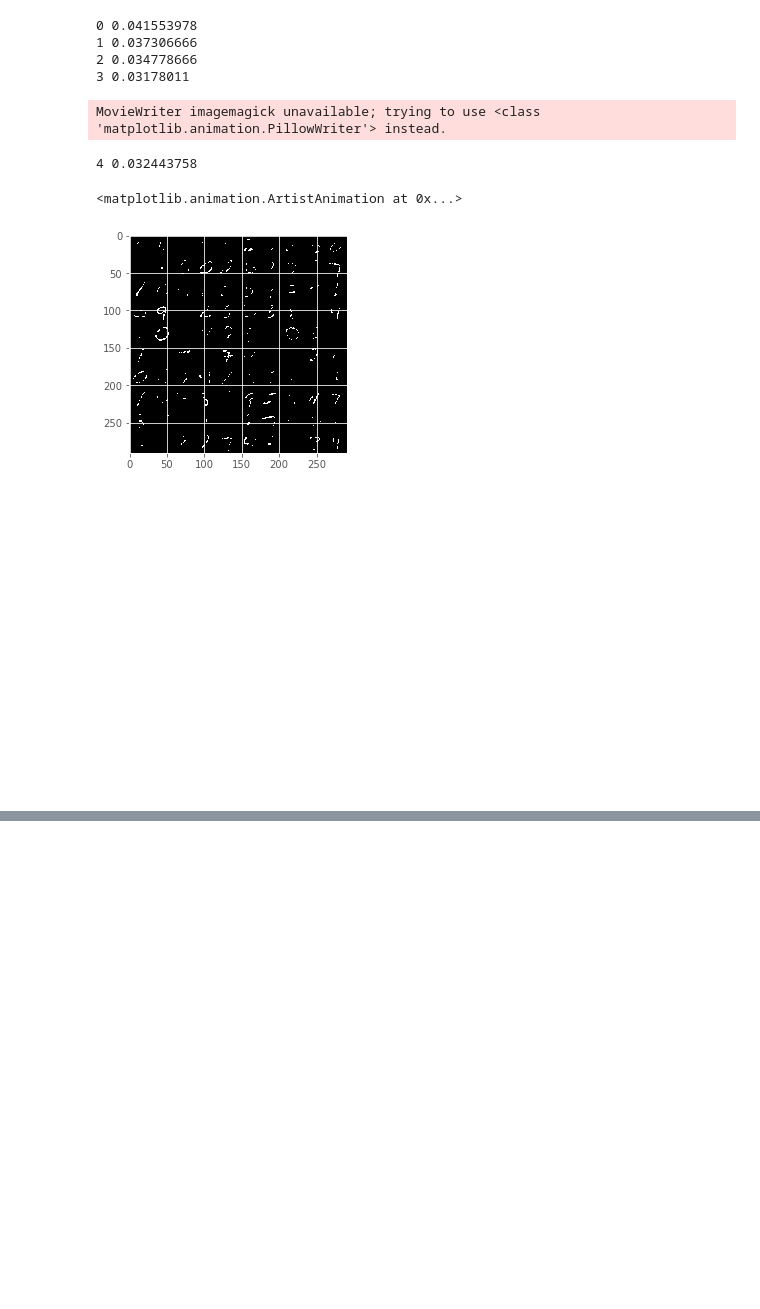
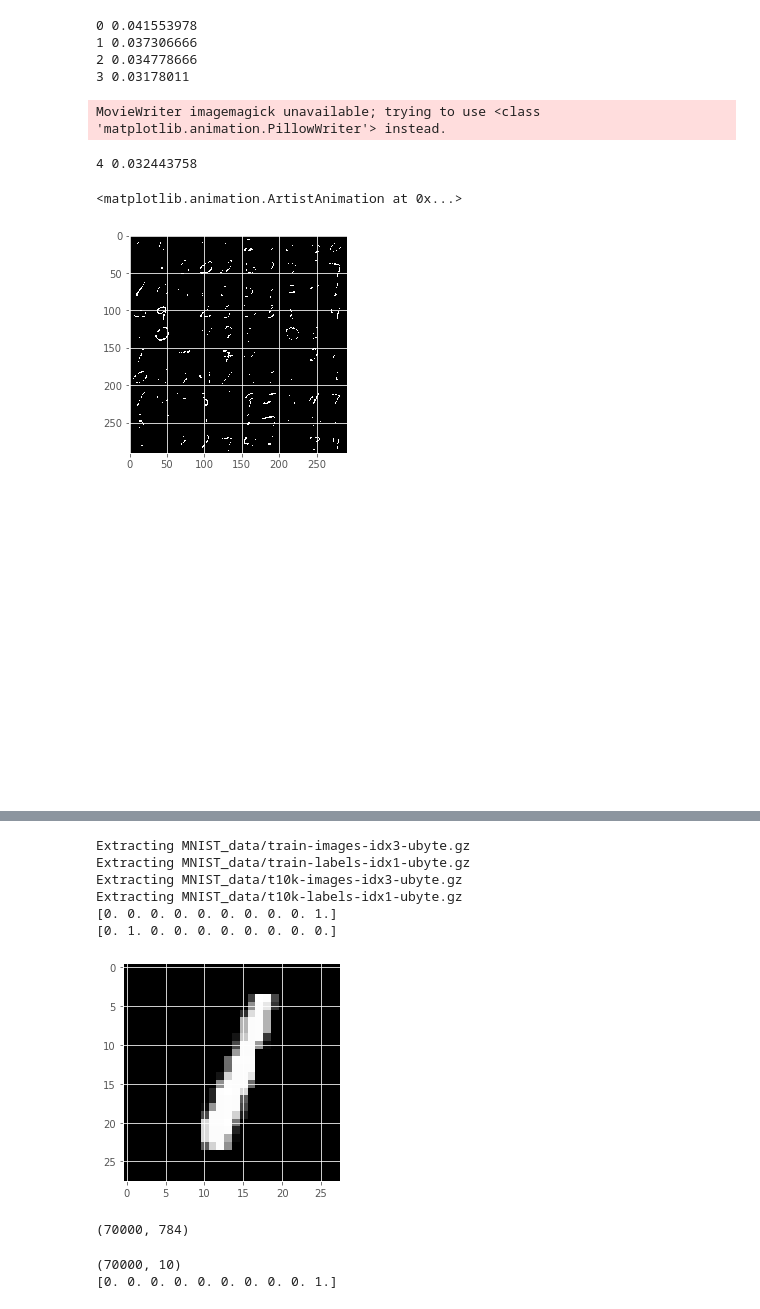
Before and after one commit to jamiecwebber/KadenzeTensorflow, a Jupyter notebook: Chapter 3.ipynb, the cells around one changed output, grey strips where cells are left out. Drawn from its saved outputs; the diff is of its cells as text; code cells hidden in the pictures; blank space fills up the shorter version.

```diff
--- a/Chapter 3.ipynb
+++ b/Chapter 3.ipynb
@@ -195,0 +324,25 @@ height=500, width=500)
+# %%
+ds = datasets.MNIST(one_hot=True)
+plt.figure()
+plt.imshow(np.reshape(ds.X[0], (28,28)), cmap='gray')
+print(ds.Y[0])
+plt.imshow(np.reshape(ds.X[1], (28,28)), cmap='gray')
+print(ds.Y[1])
+# %% [output]
+Extracting MNIST_data/train-images-idx3-ubyte.gz
+Extracting MNIST_data/train-labels-idx1-ubyte.gz
+Extracting MNIST_data/t10k-images-idx3-ubyte.gz
+Extracting MNIST_data/t10k-labels-idx1-ubyte.gz
+[0. 0. 0. 0. 0. 0. 0. 0. 0. 1.]
+[0. 1. 0. 0. 0. 0. 0. 0. 0. 0.]
+[figure, added]
+# %%
+print(ds.X.shape)
+# %% [output]
+(70000, 784)
+# %%
+print(ds.Y.shape)
+print(ds.Y[0])
+# %% [output]
+(70000, 10)
+[0. 0. 0. 0. 0. 0. 0. 0. 0. 1.]
```
Also changed, not shown: parts of 13 cells of this notebook.
